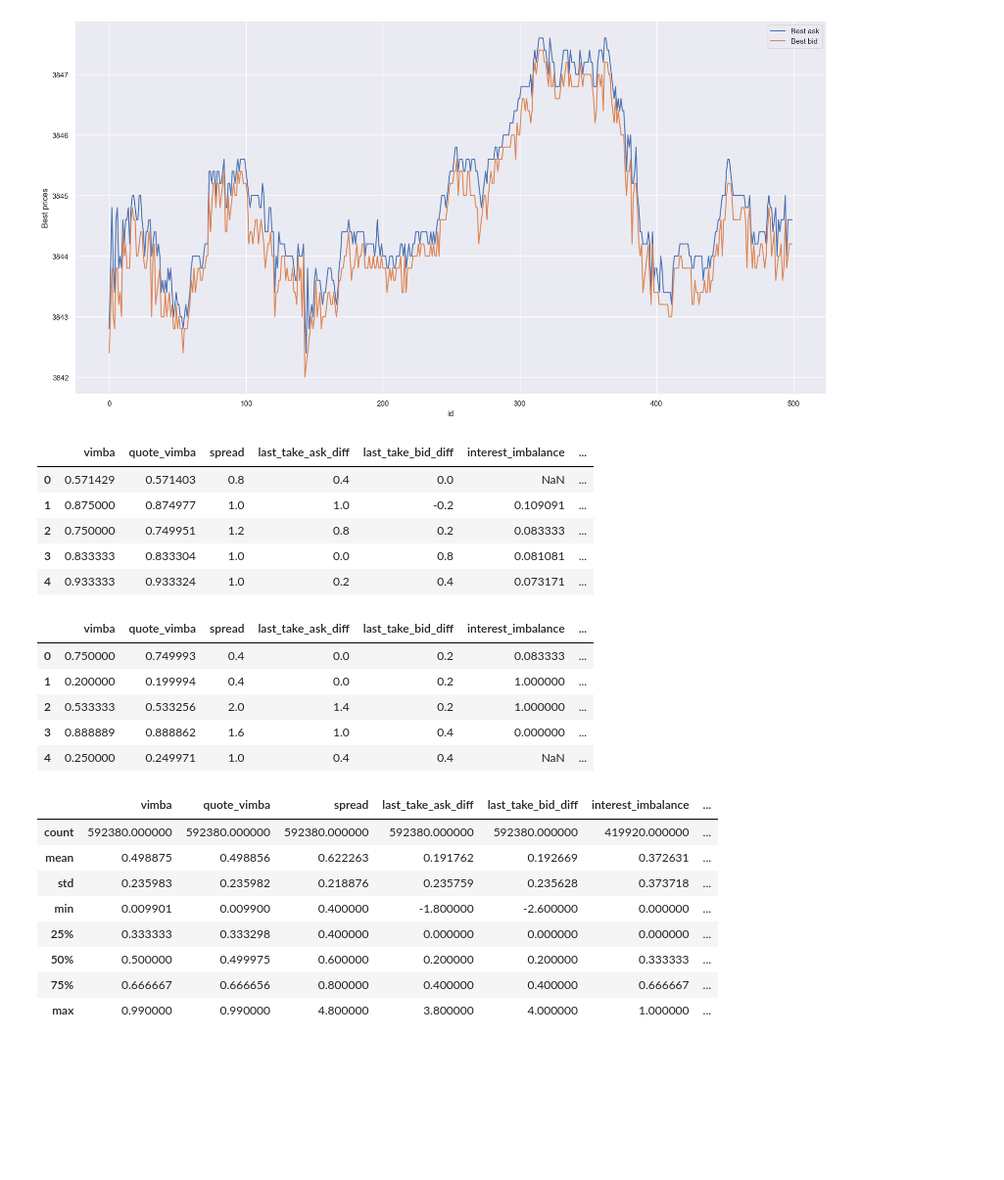
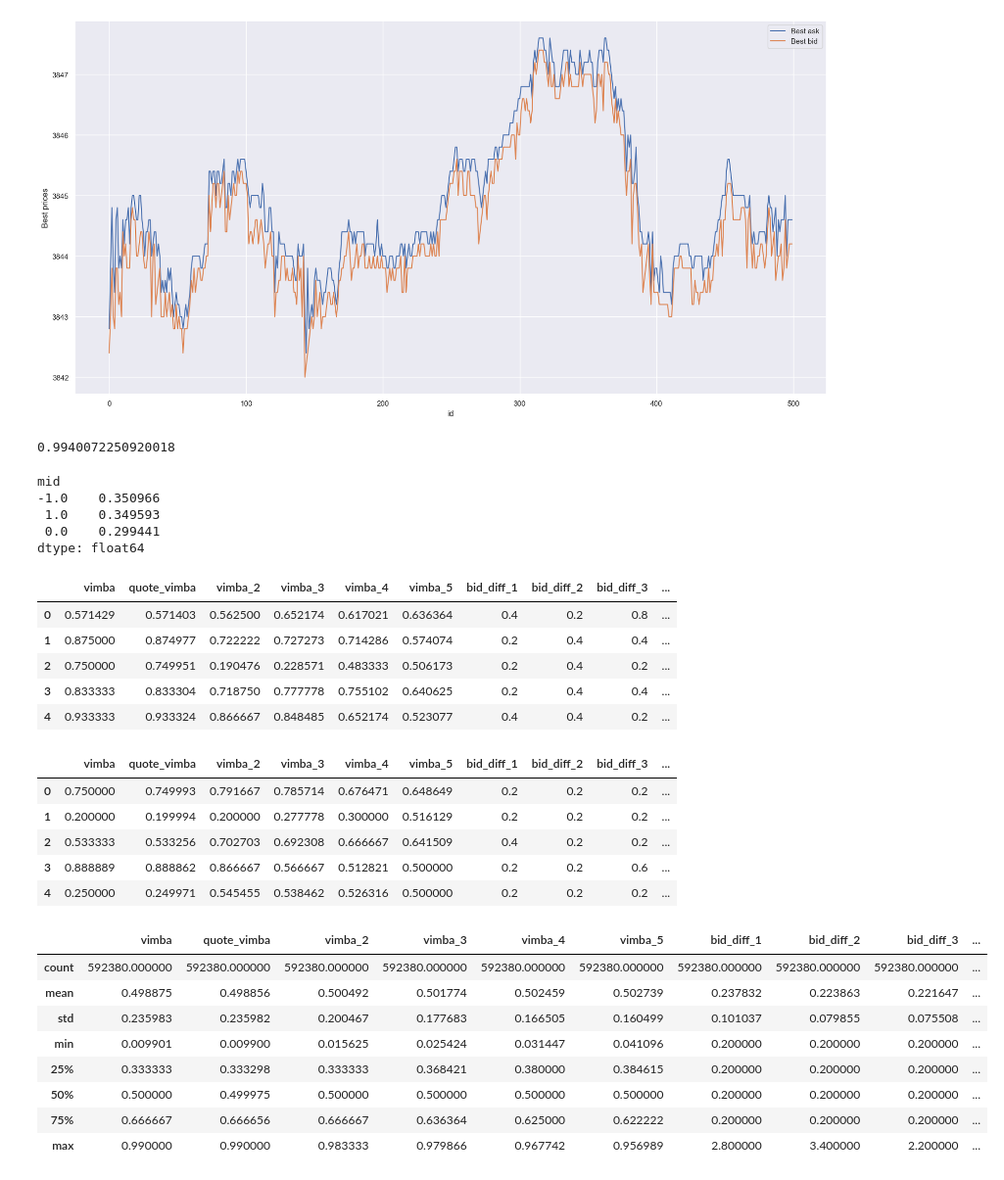
Before and after one commit to vadimpy/skoltech_ids_hft_clf, a Jupyter notebook: nb.ipynb, the cells around one changed output. Shown at 98% size. Saved outputs shown, nothing was run; the diff lists cells and outputs as text; code cells hidden in the pictures; blank space fills up the shorter version.

```diff
--- a/nb.ipynb
+++ b/nb.ipynb
@@ -97,35 +99,49 @@ plt.show()
+# %%
+((triple_target == -1) == y).mean()
+# %% [output]
+0.9940072250920018
+# %%
+pd.DataFrame(triple_target).value_counts(normalize=True)
+# %% [output]
+mid
+-1.0    0.350966
+ 1.0    0.349593
+ 0.0    0.299441
+dtype: float64
 # %%
-feats = Features.compute(df_train)
-feats.head()
+train_snapshot_accessor = DataAccessor(df_train)
+train_feats = Features.compute(train_snapshot_accessor)
+train_feats.head()
 # %% [output]
-|  | vimba | quote_vimba | spread | last_take_ask_diff | last_take_bid_diff | interest_imbalance | ... |
-| 0 | 0.571429 | 0.571403 | 0.8 | 0.4 | 0.0 | NaN | ... |
-| 1 | 0.875000 | 0.874977 | 1.0 | 1.0 | -0.2 | 0.109091 | ... |
-| 2 | 0.750000 | 0.749951 | 1.2 | 0.8 | 0.2 | 0.083333 | ... |
-| 3 | 0.833333 | 0.833304 | 1.0 | 0.0 | 0.8 | 0.081081 | ... |
-| 4 | 0.933333 | 0.933324 | 1.0 | 0.2 | 0.4 | 0.073171 | ... |
+|  | vimba | quote_vimba | vimba_2 | vimba_3 | vimba_4 | vimba_5 | bid_diff_1 | bid_diff_2 | bid_diff_3 | ... |
+| 0 | 0.571429 | 0.571403 | 0.562500 | 0.652174 | 0.617021 | 0.636364 | 0.4 | 0.2 | 0.8 | ... |
+| 1 | 0.875000 | 0.874977 | 0.722222 | 0.727273 | 0.714286 | 0.574074 | 0.2 | 0.4 | 0.4 | ... |
+| 2 | 0.750000 | 0.749951 | 0.190476 | 0.228571 | 0.483333 | 0.506173 | 0.2 | 0.4 | 0.2 | ... |
+| 3 | 0.833333 | 0.833304 | 0.718750 | 0.777778 | 0.755102 | 0.640625 | 0.2 | 0.4 | 0.4 | ... |
+| 4 | 0.933333 | 0.933324 | 0.866667 | 0.848485 | 0.652174 | 0.523077 | 0.4 | 0.4 | 0.2 | ... |
 # %%
-test_feats = Features.compute(df_test)
+test_snapshot_accessor =  DataAccessor(df_test)
+test_feats = Features.compute(test_snapshot_accessor)
 test_feats.head()
 # %% [output]
-|  | vimba | quote_vimba | spread | last_take_ask_diff | last_take_bid_diff | interest_imbalance | ... |
-| 0 | 0.750000 | 0.749993 | 0.4 | 0.0 | 0.2 | 0.083333 | ... |
-| 1 | 0.200000 | 0.199994 | 0.4 | 0.0 | 0.2 | 1.000000 | ... |
-| 2 | 0.533333 | 0.533256 | 2.0 | 1.4 | 0.2 | 1.000000 | ... |
-| 3 | 0.888889 | 0.888862 | 1.6 | 1.0 | 0.4 | 0.000000 | ... |
-| 4 | 0.250000 | 0.249971 | 1.0 | 0.4 | 0.4 | NaN | ... |
+|  | vimba | quote_vimba | vimba_2 | vimba_3 | vimba_4 | vimba_5 | bid_diff_1 | bid_diff_2 | bid_diff_3 | ... |
+| 0 | 0.750000 | 0.749993 | 0.791667 | 0.785714 | 0.676471 | 0.648649 | 0.2 | 0.2 | 0.2 | ... |
+| 1 | 0.200000 | 0.199994 | 0.200000 | 0.277778 | 0.300000 | 0.516129 | 0.2 | 0.2 | 0.2 | ... |
+| 2 | 0.533333 | 0.533256 | 0.702703 | 0.692308 | 0.666667 | 0.641509 | 0.4 | 0.2 | 0.2 | ... |
+| 3 | 0.888889 | 0.888862 | 0.866667 | 0.566667 | 0.512821 | 0.500000 | 0.2 | 0.2 | 0.6 | ... |
+| 4 | 0.250000 | 0.249971 | 0.545455 | 0.538462 | 0.526316 | 0.500000 | 0.2 | 0.2 | 0.2 | ... |
 # %%
-feats.describe()
+train_feats.describe()
 # %% [output]
-|  | vimba | quote_vimba | spread | last_take_ask_diff | last_take_bid_diff | interest_imbalance | ... |
-| count | 592380.000000 | 592380.000000 | 592380.000000 | 592380.000000 | 592380.000000 | 419920.000000 | ... |
-| mean | 0.498875 | 0.498856 | 0.622263 | 0.191762 | 0.192669 | 0.372631 | ... |
-| std | 0.235983 | 0.235982 | 0.218876 | 0.235759 | 0.235628 | 0.373718 | ... |
-| min | 0.009901 | 0.009900 | 0.400000 | -1.800000 | -2.600000 | 0.000000 | ... |
-| 25% | 0.333333 | 0.333298 | 0.400000 | 0.000000 | 0.000000 | 0.000000 | ... |
-| 50% | 0.500000 | 0.499975 | 0.600000 | 0.200000 | 0.200000 | 0.333333 | ... |
-| 75% | 0.666667 | 0.666656 | 0.800000 | 0.400000 | 0.400000 | 0.666667 | ... |
-| max | 0.990000 | 0.990000 | 4.800000 | 3.800000 | 4.000000 | 1.000000 | ... |
+|  | vimba | quote_vimba | vimba_2 | vimba_3 | vimba_4 | vimba_5 | bid_diff_1 | bid_diff_2 | bid_diff_3 | ... |
+| count | 592380.000000 | 592380.000000 | 592380.000000 | 592380.000000 | 592380.000000 | 592380.000000 | 592380.000000 | 592380.000000 | 592380.000000 | ... |
+| mean | 0.498875 | 0.498856 | 0.500492 | 0.501774 | 0.502459 | 0.502739 | 0.237832 | 0.223863 | 0.221647 | ... |
+| std | 0.235983 | 0.235982 | 0.200467 | 0.177683 | 0.166505 | 0.160499 | 0.101037 | 0.079855 | 0.075508 | ... |
+| min | 0.009901 | 0.009900 | 0.015625 | 0.025424 | 0.031447 | 0.041096 | 0.200000 | 0.200000 | 0.200000 | ... |
+| 25% | 0.333333 | 0.333298 | 0.333333 | 0.368421 | 0.380000 | 0.384615 | 0.200000 | 0.200000 | 0.200000 | ... |
+| 50% | 0.500000 | 0.499975 | 0.500000 | 0.500000 | 0.500000 | 0.500000 | 0.200000 | 0.200000 | 0.200000 | ... |
+| 75% | 0.666667 | 0.666656 | 0.666667 | 0.636364 | 0.625000 | 0.622222 | 0.200000 | 0.200000 | 0.200000 | ... |
+| max | 0.990000 | 0.990000 | 0.983333 | 0.979866 | 0.967742 | 0.956989 | 2.800000 | 3.400000 | 2.200000 | ... |
 # %%
 test_feats.describe()
 # %% [output]
```
Also changed, not shown: parts of 12 cells of this notebook, 2 other files.
